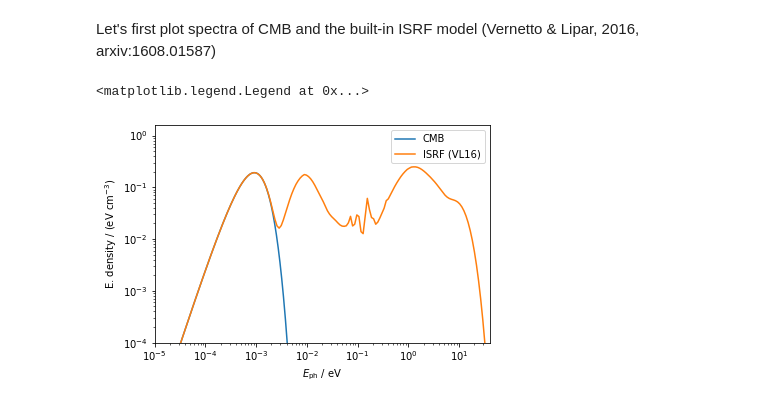
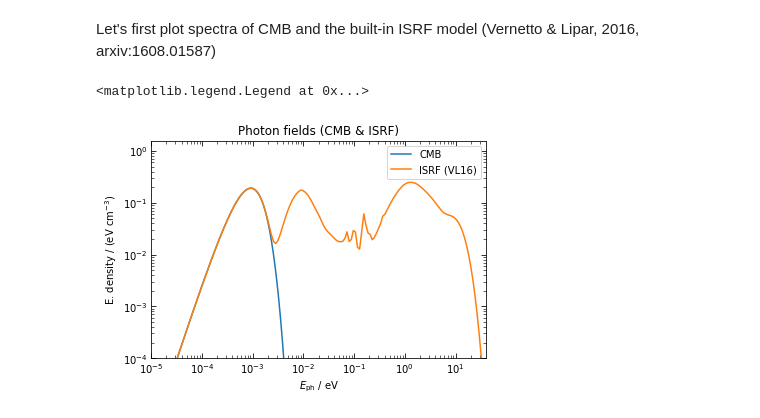
Before and after one commit to cosmicrays/hermes-examples, a Jupyter notebook: jupyter/e3-ic-dragon2d.ipynb, the cells around one changed output. Cells and saved outputs as stored; diff of their text form; code cells hidden in the pictures.

```diff
--- a/jupyter/e3-ic-dragon2d.ipynb
+++ b/jupyter/e3-ic-dragon2d.ipynb
@@ -19,21 +18,28 @@ photonfields = {
 }
 # %%
 sun_pos = Vector3QLength(8.0*kpc, 0*pc, 0*pc)
+
+fig, ax = plt.subplots()
+plt.title("Photon fields (CMB & ISRF)")
 
 for name, field in photonfields.items():
     energies = np.array(field.getEnergyAxis()) # one can go more dense than this if needed, see doc/source
     energyDensities = np.array(
         [field.getEnergyDensity(sun_pos, E) for E in energies])
     plt.loglog(energies/eV, energyDensities/eV*cm3, '-', label=name)
 
 plt.xlabel(r'$E_\mathrm{ph}$ / eV')
 plt.ylabel(r'E. density / (eV $\mathrm{cm}^{-3}$)')
 plt.ylim(10**(-4), 10**(0.2))
 plt.xlim(10**(-5), 10**1.6)
+
+ax.tick_params(which='minor', direction='in', axis='both', bottom='on', top='on', left='on', right='on', length=3)
+ax.tick_params(which='major', direction='in', axis='both', bottom='on', top='on', left='on', right='on', length=5)
+
 plt.legend()
 # %% [output]
 <matplotlib.legend.Legend at 0x...>
-[figure, old version]
+[figure, new version]
 # %%
 nside = 128 # in general, for IC, it is not needed more than 128
 # %%
```
Also changed, not shown: parts of 4 cells of this notebook.
